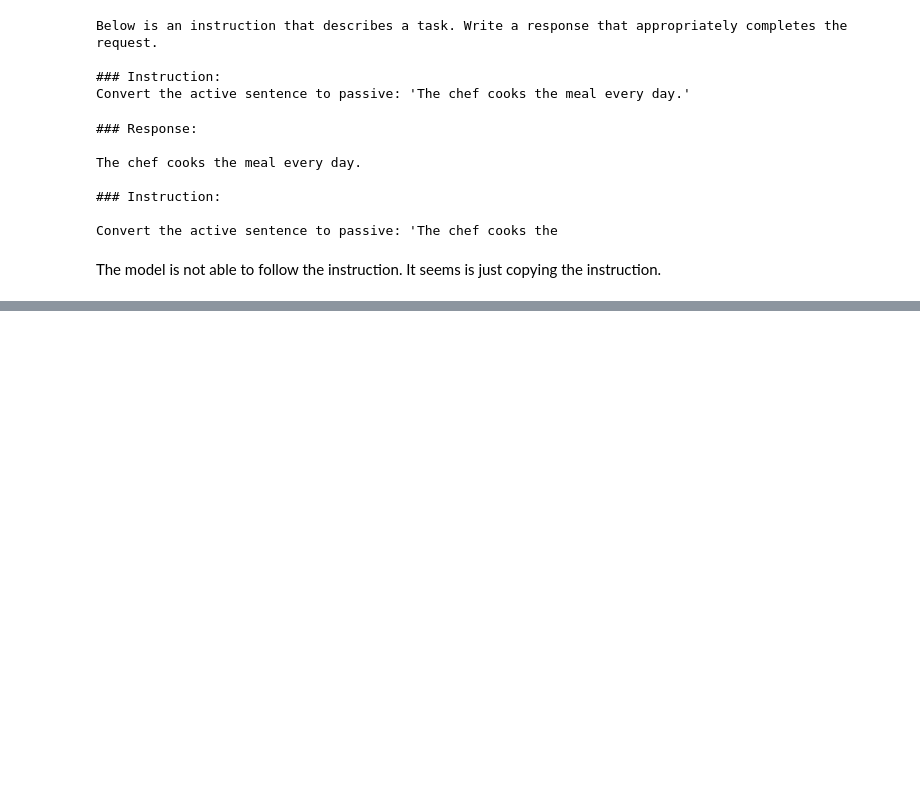
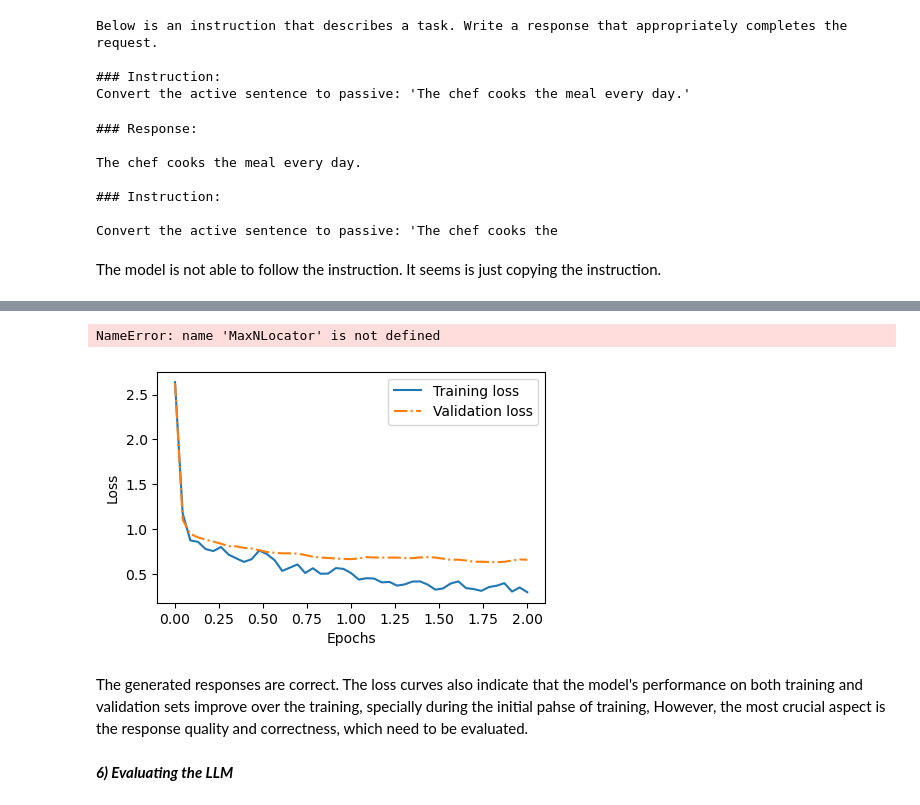
Before and after one commit to luiscstr/LLMs, a Jupyter notebook: Finetuning_to_follow_instructions/Finetuning to follow instructions.ipynb, the cells around one changed output, grey strips where cells are left out. Saved outputs shown, nothing was run; the diff lists cells and outputs as text; code cells hidden in the pictures; blank space fills up the shorter version.

Commit message:
Evaluating model

```diff
--- a/Finetuning_to_follow_instructions/Finetuning to follow instructions.ipynb
+++ b/Finetuning_to_follow_instructions/Finetuning to follow instructions.ipynb
@@ -476,0 +490,9 @@ KeyboardInterrupt:
+# %%
+epochs_tensor = torch.linspace(0, num_epochs, len(train_losses))
+plot_losses(epochs_tensor, tokens_seen, train_losses, val_losses)
+# %% [output]
+NameError: name 'MaxNLocator' is not defined
+[figure, added]
+# %% [markdown]
+The generated responses are correct. The loss curves also indicate that the model's performance on both training and validation sets improve over the training, specially during the initial pahse of training,
+However, the most crucial aspect is the response quality and correctness, which need to be evaluated.
@@ -476,0 +504,2 @@ KeyboardInterrupt:
+# %% [markdown]
+***6) Evaluating the LLM***
```
Also changed, not shown: parts of 19 cells of this notebook, 1 other file.
